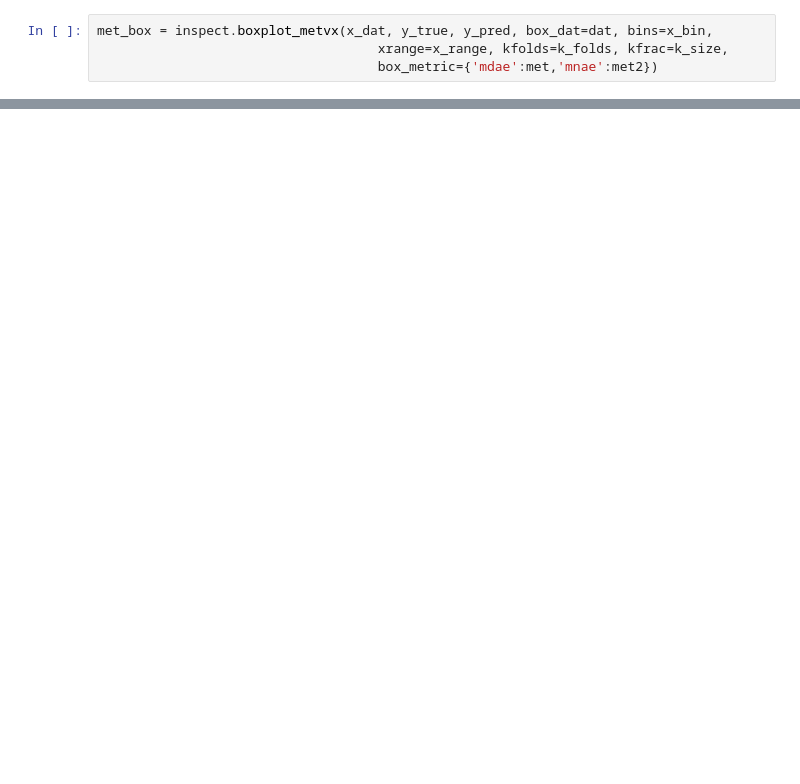
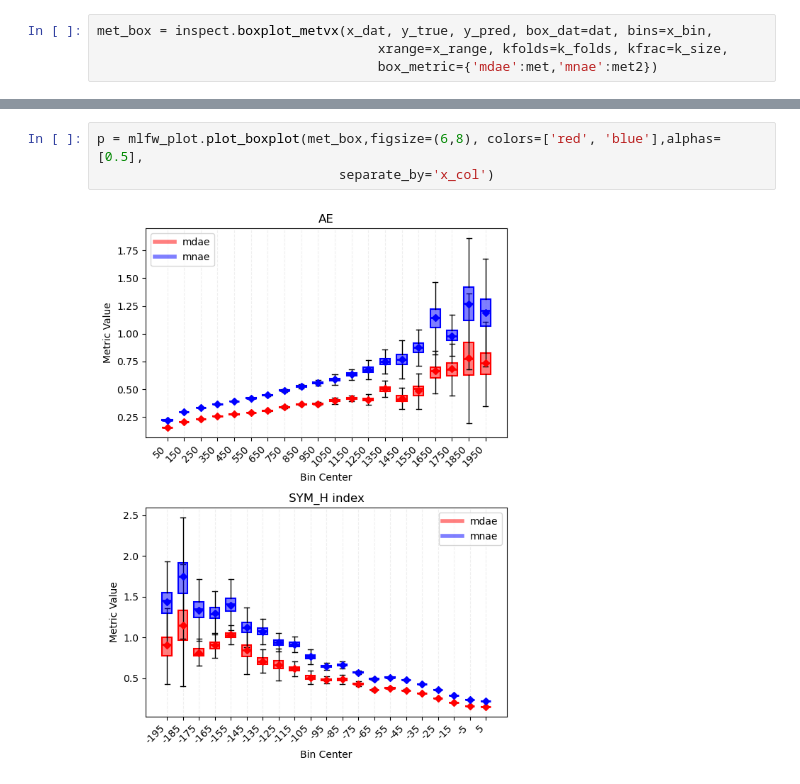
Before and after one commit to kylermurphy/ml_fw, a Jupyter notebook: ml_fw/Notebooks/Metric_boxvx.ipynb, the cells around one changed output, grey strips where cells are left out. Cells and saved outputs as stored; diff of their text form; blank space fills up the shorter version.

```diff
--- a/ml_fw/Notebooks/Metric_boxvx.ipynb
+++ b/ml_fw/Notebooks/Metric_boxvx.ipynb
@@ -85,0 +94,5 @@ The Residual Box Plot vs X notebook has some additonal notes on plotting and cha
+# %%
+p = mlfw_plot.plot_boxplot(met_box,figsize=(6,8), colors=['red', 'blue'],alphas=[0.5],
+                               separate_by='x_col')
+# %% [output]
+[figure, added]
```
Also changed, not shown: parts of 6 cells of this notebook.
